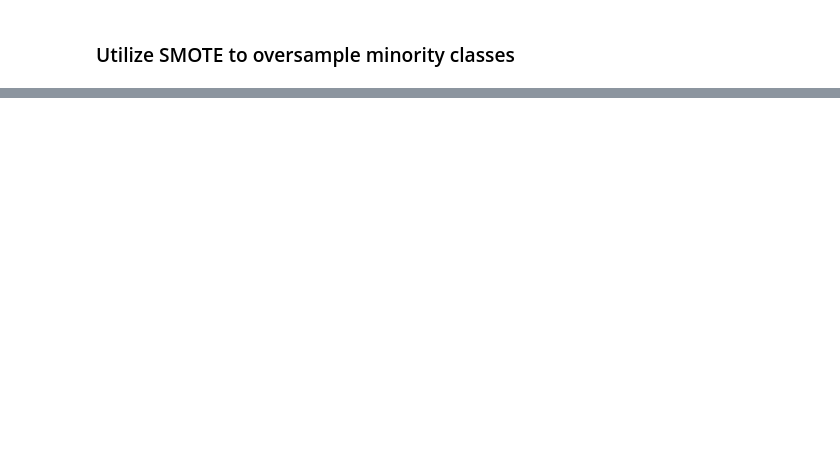
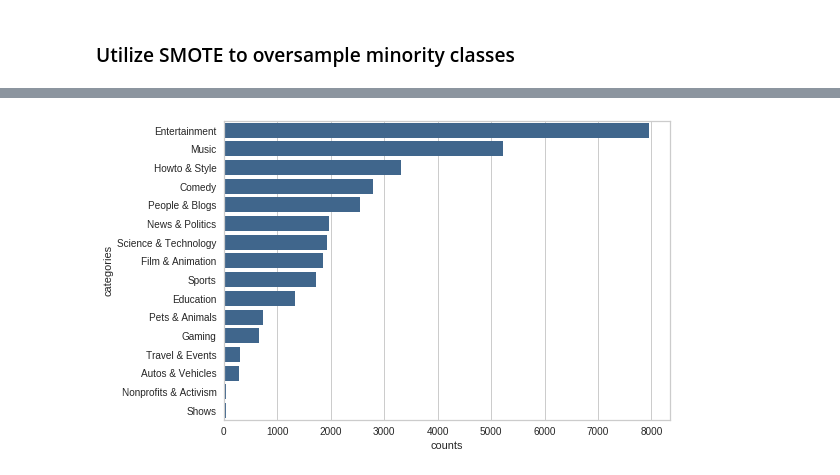
Before and after one commit to loc-vu/yt-trends, a Jupyter notebook: Naive Bayes Model.ipynb, the cells around one changed output, grey strips where cells are left out. Cells and saved outputs as stored; diff of their text form; code cells hidden in the pictures; blank space fills up the shorter version.

```diff
--- a/Naive Bayes Model.ipynb
+++ b/Naive Bayes Model.ipynb
@@ -169 +227,6 @@ Shows                    7948
 Name: category_id, dtype: int64
+# %%
+norm_smp = y_train.value_counts().rename_axis('categories').reset_index(name='counts')
+plot_norm = sns.barplot(x='counts', y='categories',data=norm_smp, color=(0.2, 0.4, 0.6, 0.6))
+# %% [output]
+[figure, added]
```
Also changed, not shown: parts of 10 cells of this notebook, 1 other file.
